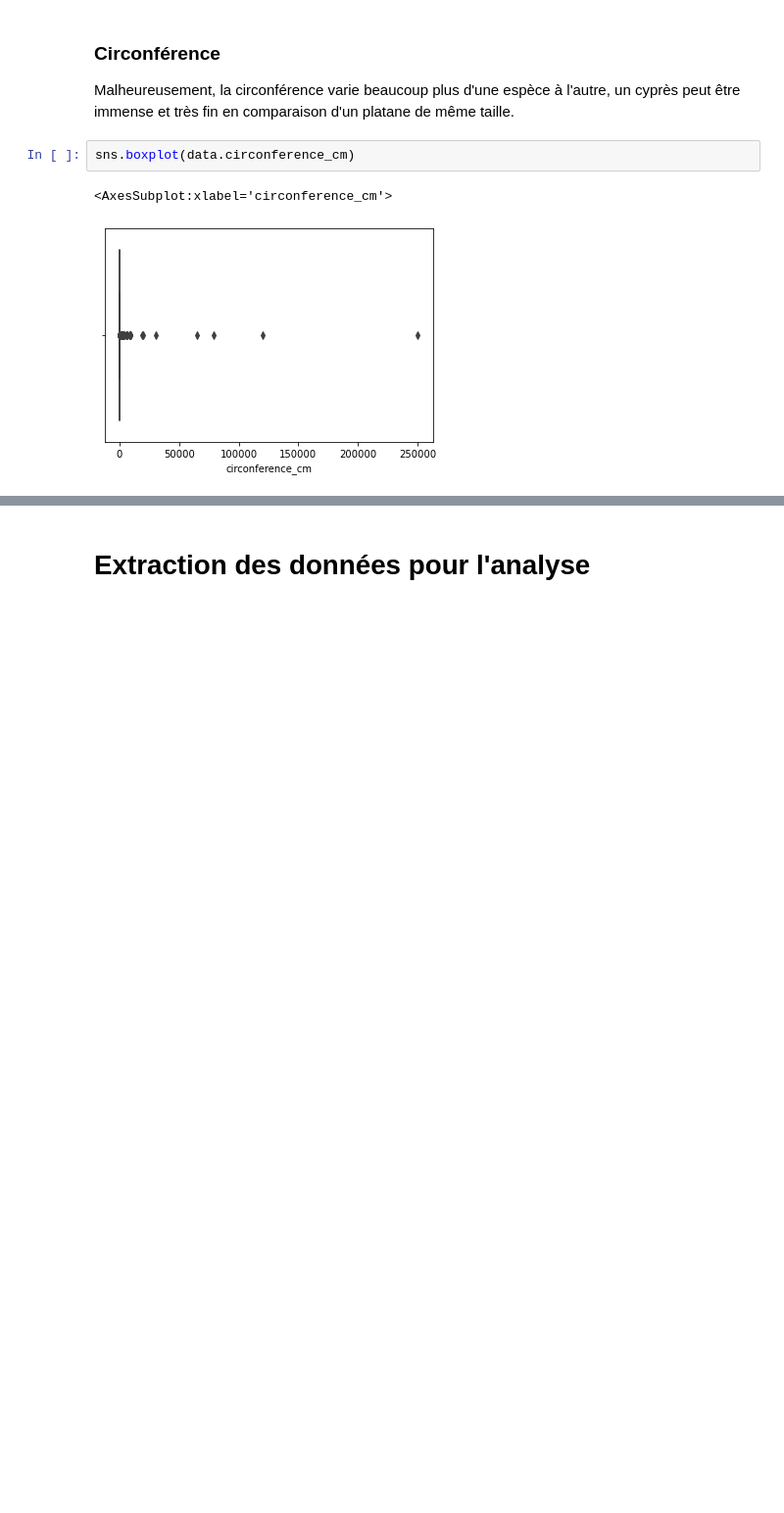
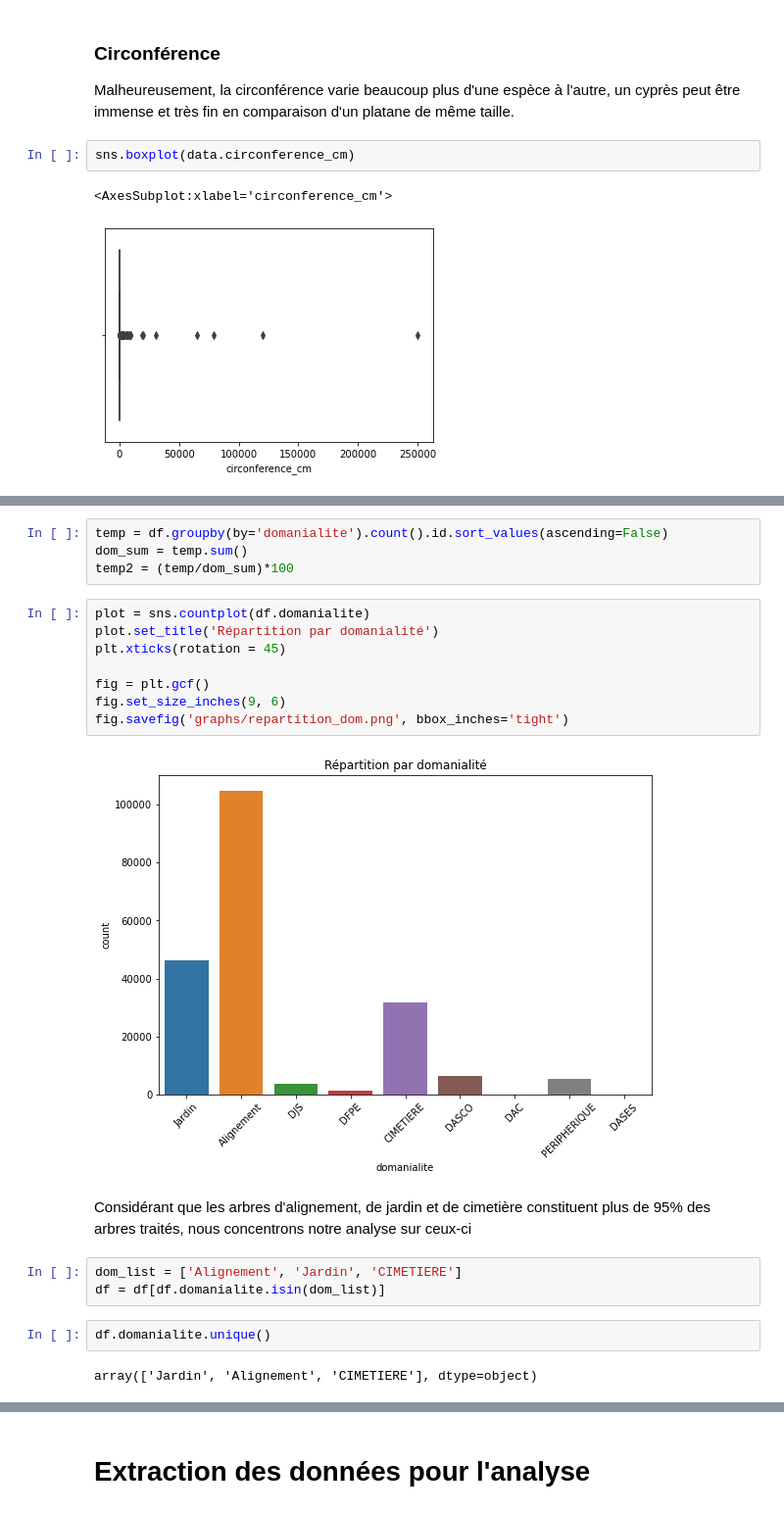
Before and after one commit to SarahJeangilles/IA2_Data4Good, a Jupyter notebook: Data Explo.ipynb, the cells around one changed output, grey strips where cells are left out. Shown at 98% size. Saved outputs shown, nothing was run; the diff lists cells and outputs as text; blank space fills up the shorter version.

```diff
--- a/Data Explo.ipynb
+++ b/Data Explo.ipynb
@@ -150,0 +176,23 @@ df['remarquable'] = df.remarquable.isna()
+# %%
+temp = df.groupby(by='domanialite').count().id.sort_values(ascending=False)
+dom_sum = temp.sum()
+temp2 = (temp/dom_sum)*100
+# %%
+plot = sns.countplot(df.domanialite)
+plot.set_title('Répartition par domanialité')
+plt.xticks(rotation = 45)
+
+fig = plt.gcf()
+fig.set_size_inches(9, 6)
+fig.savefig('graphs/repartition_dom.png', bbox_inches='tight')
+# %% [output]
+[figure, added]
+# %% [markdown]
+Considérant que les arbres d'alignement, de jardin et de cimetière constituent plus de 95% des arbres traités, nous concentrons notre analyse sur ceux-ci
+# %%
+dom_list = ['Alignement', 'Jardin', 'CIMETIERE']
+df = df[df.domanialite.isin(dom_list)]
+# %%
+df.domanialite.unique()
+# %% [output]
+array(['Jardin', 'Alignement', 'CIMETIERE'], dtype=object)
```
Also changed, not shown: parts of 42 cells of this notebook, 8 other files.
